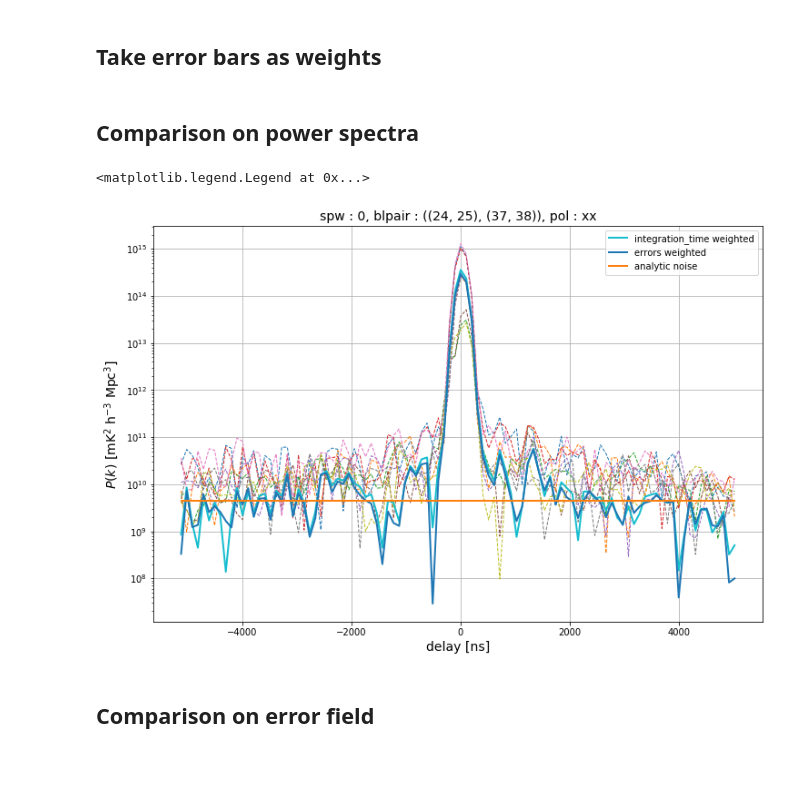
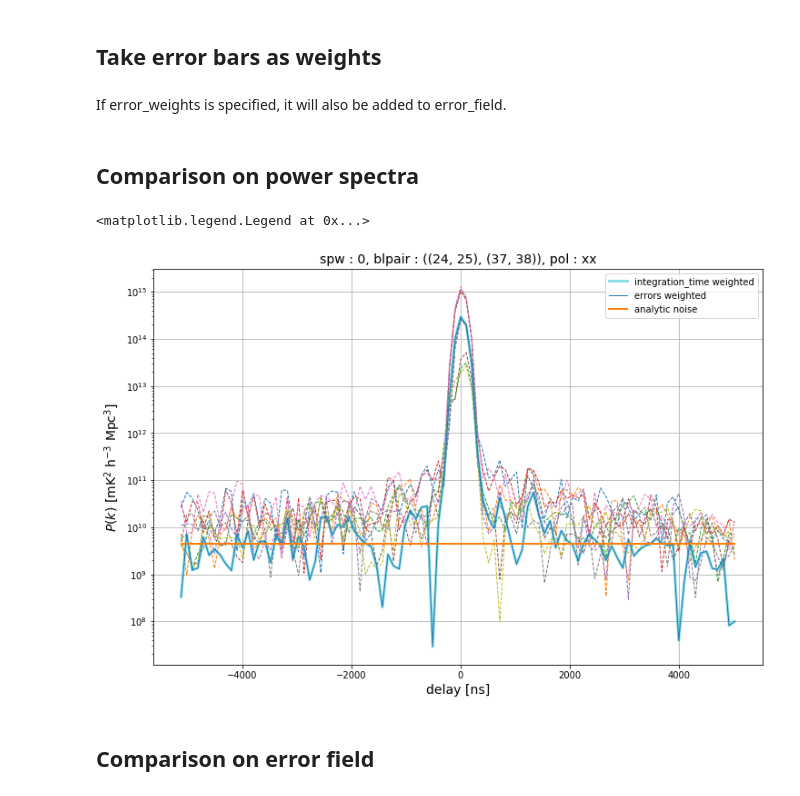
Before and after one commit to HERA-Team/hera_pspec, a Jupyter notebook: examples/Average_spectra_example.ipynb, the cells around one changed output. Drawn from its saved outputs; the diff is of its cells as text; code cells hidden in the pictures; blank space fills up the shorter version.

Commit message:
Adding comments and updating the method of integration time weights

```diff
--- a/examples/Average_spectra_example.ipynb
+++ b/examples/Average_spectra_example.ipynb
@@ -87,32 +87,33 @@ uvp_avg_ints_wgts = hp.grouping.average_spectra(uvp, blpair_groups=blpair_groups
 ## Take error bars as weights
 # %%
 uvp_avg_error_wgts = hp.grouping.average_spectra(uvp, time_avg=True, blpair_groups=blpair_groups,
-                                                 error_field="noise", error_weights="noise",
-                                                 inplace=False)
+                                                 error_weights="noise", inplace=False)
+# %% [markdown]
+If error_weights is specified, it will also be added to error_field.
 # %% [markdown]
 ## Comparison on  power spectra
 # %%
 fig, ax = plt.subplots(figsize=(12,8))
 
 key = (0, ((24, 25), (37, 38)), 'xx')
 dlys = uvp.get_dlys(0) * 1e9
 ps = np.abs(uvp.data_array[0][:,:,0])
 ps_avg_ints = np.abs(np.real(uvp_avg_ints_wgts.get_data(key)))
 ps_avg_errors = np.abs(np.real(uvp_avg_error_wgts.get_data(key)))
 blp = uvp.antnums_to_blpair(((24, 25), (37, 38)))
 ax.plot(dlys, ps.T, lw=1, ls="--")
-ax.plot(dlys, ps_avg_ints.T, lw=2, label='integration_time weighted')
-ax.plot(dlys, ps_avg_errors.T, lw=2, label="errors weighted")
+ax.plot(dlys, ps_avg_ints.T, lw=3, label='integration_time weighted', alpha=0.5)
+ax.plot(dlys, ps_avg_errors.T, lw=1, label="errors weighted")
 ax.plot(dlys, Pn[blp][0,:], lw=2, label='analytic noise')
 ax.set_yscale('log')
 ax.grid()
 ax.set_xlabel("delay [ns]", fontsize=14)
 ax.set_ylabel(r"$P(k)\ \rm [mK^2\ h^{-3}\ Mpc^3]$", fontsize=14)
 ax.set_title("spw : {}, blpair : {}, pol : {}".format(*key), fontsize=14)
 ax.legend(loc='best')
 # %% [output]
 <matplotlib.legend.Legend at 0x...>
-[figure, old version]
+[figure, new version]
 # %% [markdown]
 ## Comparison on error field
 # %%
```
Also changed, not shown: parts of 2 cells of this notebook, 2 other files.
